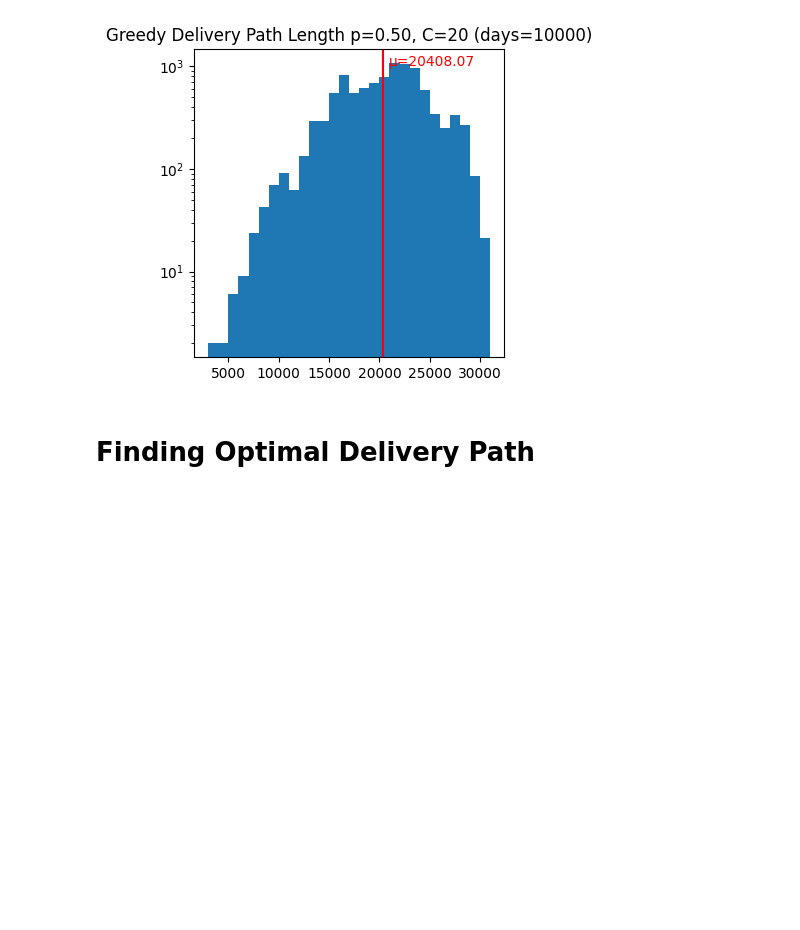
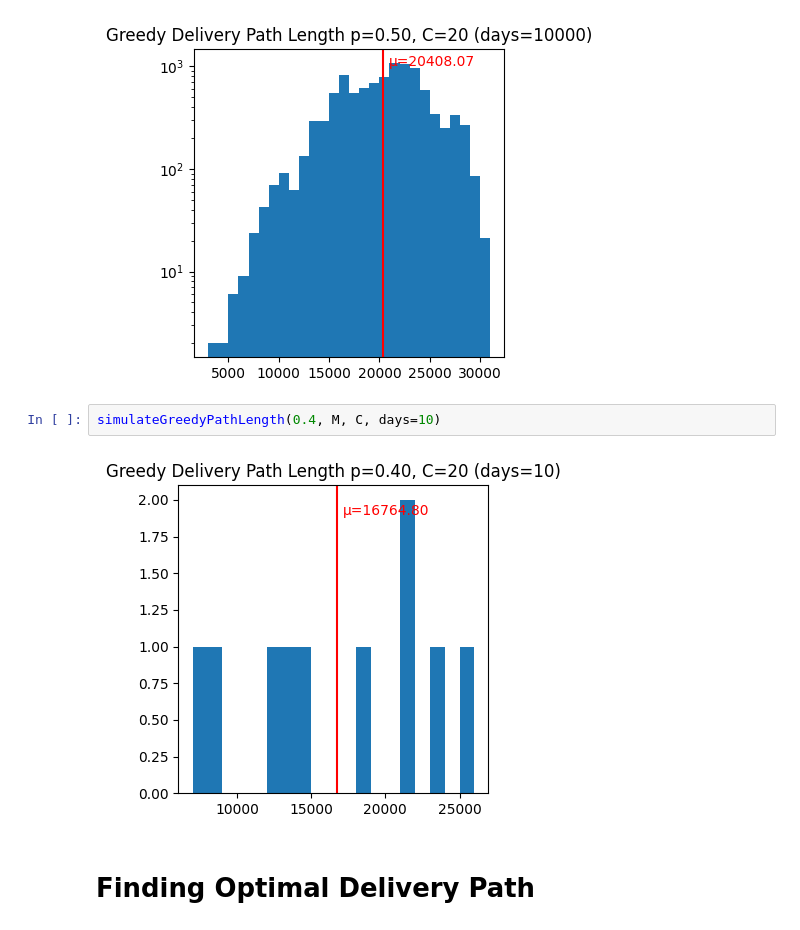
Before and after one commit to Somewhat-Coder/MSO, a Jupyter notebook: Simulation Step 3 Finding the Shortest Delivery Route.ipynb, the cells around one changed output. Cells and saved outputs as stored; diff of their text form; blank space fills up the shorter version.

```diff
--- a/Simulation Step 3 Finding the Shortest Delivery Route.ipynb
+++ b/Simulation Step 3 Finding the Shortest Delivery Route.ipynb
@@ -402,6 +402,10 @@ simulateGreedyPathLength(0.5, M, C, days=10000)
 simulateGreedyPathLength(0.5, M, C, days=10000,log=True)
 # %% [output]
 [figure]
+# %%
+simulateGreedyPathLength(0.4, M, C, days=10)
+# %% [output]
+[figure, added]
 # %% [markdown]
 # Finding Optimal Delivery Path
 # %% [markdown]
```
Also changed, not shown: parts of 1 cell of this notebook, 4 other files.
